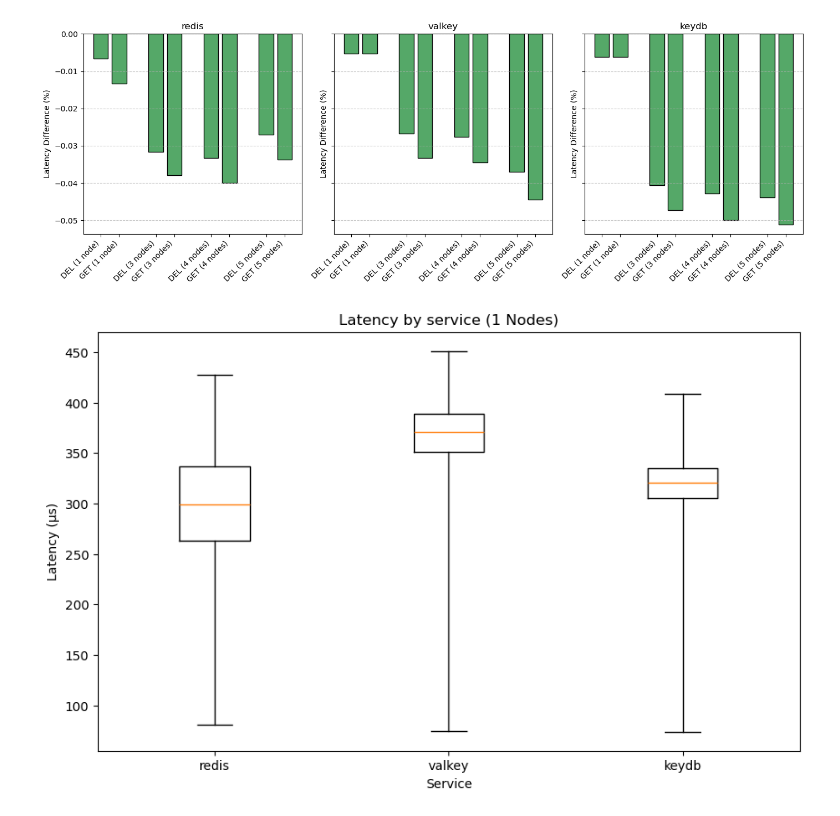
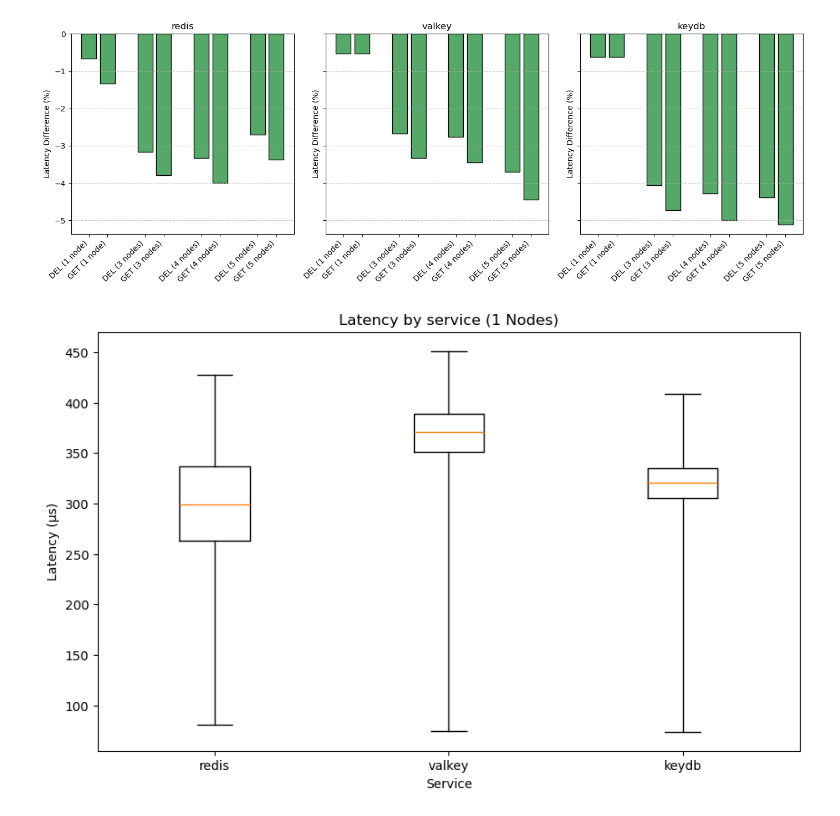
Before and after one commit to NilsDeckert/cloud-service-benchmarking, a Jupyter notebook: 03_analyze/analyze.ipynb, the cells around one changed output. Cells and saved outputs as stored; diff of their text form; code cells hidden in the pictures.

```diff
--- a/03_analyze/analyze.ipynb
+++ b/03_analyze/analyze.ipynb
@@ -95,6 +95,7 @@ for cluster_size, folders in all_folders.items():
         threshold = 50 if service == "acdis" else 1000
         grouped_by_latency = service_df.groupby(["latency"])["count"].sum().reset_index()
         grouped_by_latency = grouped_by_latency[grouped_by_latency["count"] > threshold]
+        display(grouped_by_latency["count"][200:265])
 
         plt.bar(grouped_by_latency["latency"], grouped_by_latency["count"], width=5)
 
@@ -182,6 +214,7 @@ for service, latencies in relative.items():
     if counter == 3:
         break # Skip acdis
     latency_diffs = flatten(latencies)
+    latency_diffs = [x * 100 for x in latency_diffs]
     categories = [
         "DEL (1 node)",  "GET (1 node)",
         "DEL (3 nodes)", "GET (3 nodes)",
@@ -208,34 +241,34 @@ for service, latencies in relative.items():
 
     # 3. Dynamic Coloring (Green for negative/faster, Red for positive/slower)
     green = '#55a868'
     red = '#c44e52'
     colors = [red if val >= 0 else green for val in latency_diffs]
 
     # 4. Plot the bars
     bars = ax.bar(x_positions, latency_diffs, color=colors, edgecolor='black', width=0.8)
 
     # 5. Add a distinct zero-line
     ax.axhline(0, color='black', linewidth=1.5)
     # Attach the text labels to the exact coordinates we calculated
     ax.set_xticks(x_positions)
     ax.set_xticklabels(categories, rotation=45, ha='right')
 
     # 6. Labels and Styling
     ax.set_ylabel('Latency Difference (%)')
     ax.set_title(f"{service}")
     ax.grid(axis='y', linestyle='--', alpha=0.7) # Subtle background grid
 
     # 7. Output
     plt.tight_layout()
 
     # If your window manager doesn't play nicely with matplotlib's default GUI popups,
     # saving directly to a file is often cleaner:
     plt.savefig('images/cmd_latency_variance.png', dpi=300)
 
     # Or display it interactively
 plt.show()
 # %% [output]
-[figure, old version]
+[figure, new version]
 # %%
 for size, percentiles in cluster_percentiles.items():
     # Plotting using bxp (Boxplot from pre-calculated stats)
```
Also changed, not shown: parts of 5 cells of this notebook, 2 other files.
